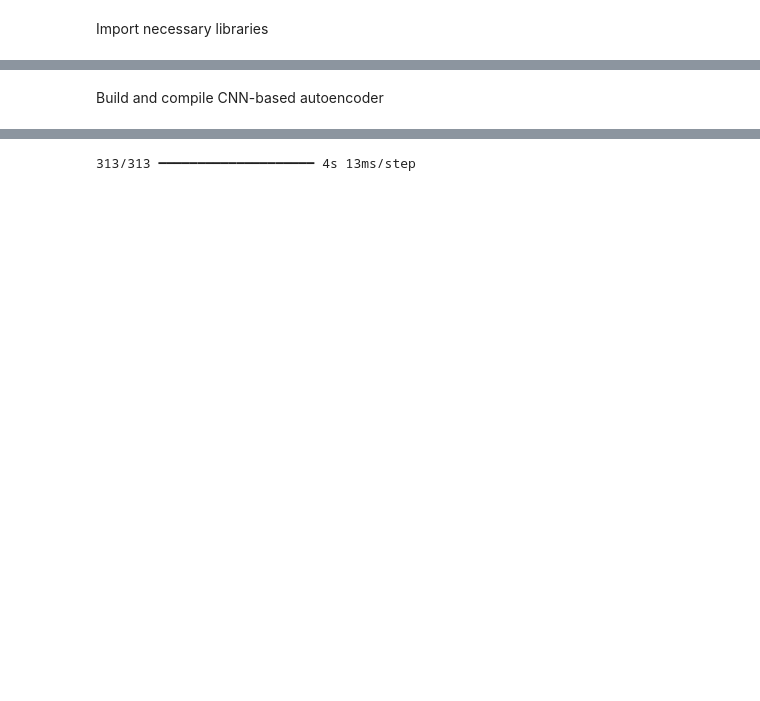
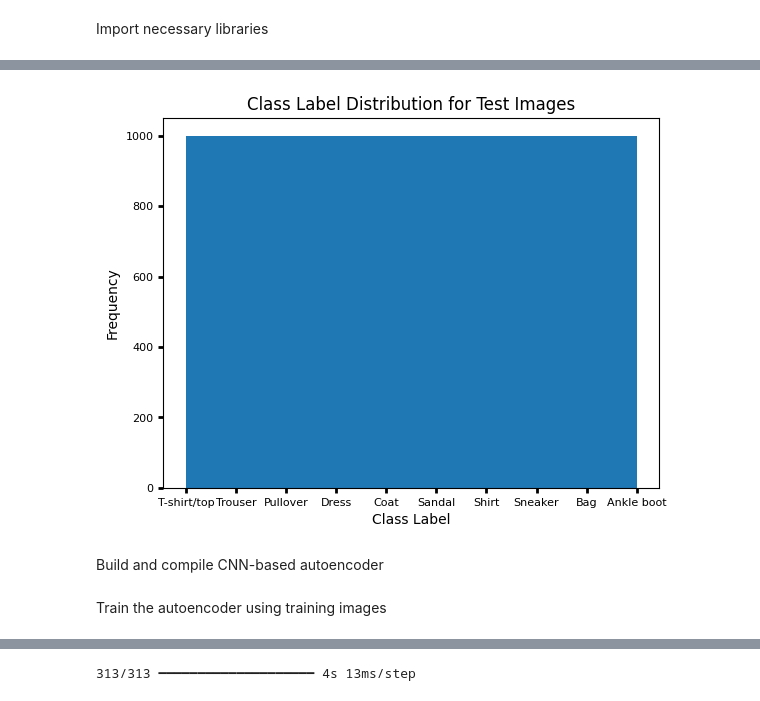
Before and after one commit to laurenwisniewski/DS4002-Project-3, a Jupyter notebook: DS_Project_3.ipynb, the cells around one changed output, grey strips where cells are left out. Saved outputs shown, nothing was run; the diff lists cells and outputs as text; code cells hidden in the pictures; blank space fills up the shorter version.

```diff
--- a/DS_Project_3.ipynb
+++ b/DS_Project_3.ipynb
@@ -20,3 +38,15 @@ x_test = np.expand_dims(x_test, axis = -1).astype('float32') / 255
+# %%
+plt.hist(y_test)
+plt.title('Class Label Distribution for Test Images')
+plt.xlabel('Class Label')
+xticks = [0, 1, 2, 3, 4, 5, 6, 7, 8, 9]
+xlabels = ['T-shirt/top', 'Trouser', 'Pullover', 'Dress', 'Coat', 'Sandal', 'Shirt', 'Sneaker', 'Bag', 'Ankle boot']
+plt.xticks(xticks, labels = xlabels)
+plt.tick_params(labelsize = 8, width = 2)
+plt.ylabel('Frequency')
+plt.show()
+# %% [output]
+[figure, added]
 # %% [markdown]
 Build and compile CNN-based autoencoder
 # %%
@@ -50,3 +80,5 @@ decoded = Conv2D(1, (3, 3), activation = 'sigmoid', padding = 'same')(x)
 autoencoder = Model(input_img, decoded)
 autoencoder.compile(optimizer = Adam(), loss = 'binary_crossentropy')
+# %% [markdown]
+Train the autoencoder using training images
 # %%
```
Also changed, not shown: parts of 13 cells of this notebook.
